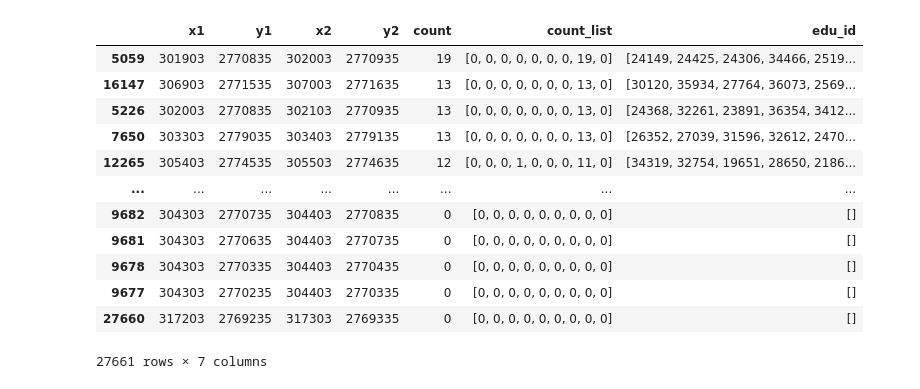
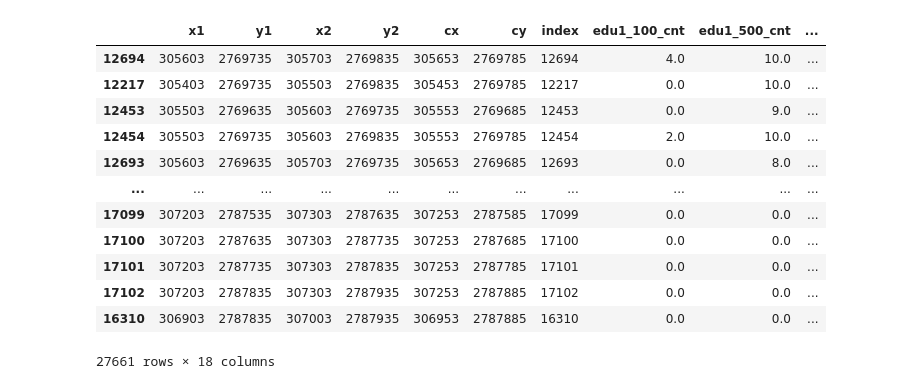
Before and after one commit to huangfishburger/capstone, a Jupyter notebook: edu.ipynb, the cells around one changed output. Cells and saved outputs as stored; diff of their text form; code cells hidden in the pictures.

Commit message:
Update:location-weight

```diff
--- a/edu.ipynb
+++ b/edu.ipynb
@@ -43,4 +28,5 @@ df
 # %%
 p_taipei = pd.read_csv('points_taipei.csv')
+p_taipei['index'] = range(0, len(p_taipei))
 p_taipei
 # %% [output]
@@ -93,0 +103,12 @@ p_new_taipei["count"], p_new_taipei["count_list"], p_new_taipei["edu_id"] = coun
+# %%
+# 將百米方格加載為GeoDataFrame
+
+def create_geometry_gdf(df):
+    geometry = [Polygon([(x1, y1), (x2, y1), (x2, y2), (x1, y2)]) for x1, x2, y1, y2 in zip(df['x1'], df['x2'], df['y1'], df['y2'])]
+    geometry_gdf = gpd.GeoDataFrame(geometry=geometry)
+    geometry_gdf['index'] = range(0, len(df))
+    return geometry_gdf
+
+geometry_gdf_t = create_geometry_gdf(p_taipei)
+geometry_gdf_nt = create_geometry_gdf(p_new_taipei)
+geometry_gdf_t
@@ -94,16 +151,44 @@ p_new_taipei["count"], p_new_taipei["count_list"], p_new_taipei["edu_id"] = coun
+# %%
+def calculate_weighted_score(df, *args):
+    # 進行多個 merge 操作
+    for arg in args:
+        df = df.merge(arg, on='index', how='left')
+
+    # 將 NaN 值填充為 0
+    df = df.fillna(0)
+
+    # 計算加權分數
+    df['學校加權分數'] = (
+        df['edu1_100_cnt'] * 1 +
+        df['edu1_500_cnt'] * 0.7 +
+        df['edu1_1000_cnt'] * 0.5 +
+        df['edu1_3000_cnt'] * 0.3 +
+        df['edu2_100_cnt'] * 0.8 +
+        df['edu2_1000_cnt'] * 0.5 +
+        df['edu2_2000_cnt'] * 0.2 +
+        df['edu3_100_cnt'] * 0.6 +
+        df['edu3_1000_cnt'] * 0.3 +
+        df['edu3_2000_cnt'] * 0.1
+    )
+
+    return df
+
+# 呼叫函式
+result_t = calculate_weighted_score(p_taipei, edu1_100_cnt_t, edu1_500_cnt_t, edu1_1000_cnt_t, edu1_3000_cnt_t, edu2_100_cnt_t, edu2_1000_cnt_t, edu2_2000_cnt_t, edu3_100_cnt_t, edu3_1000_cnt_t, edu3_2000_cnt_t)
+result_nt = calculate_weighted_score(p_new_taipei, edu1_100_cnt_nt, edu1_500_cnt_nt, edu1_1000_cnt_nt, edu1_3000_cnt_nt, edu2_100_cnt_nt, edu2_1000_cnt_nt, edu2_2000_cnt_nt, edu3_100_cnt_nt, edu3_1000_cnt_nt, edu3_2000_cnt_nt)
 # %%
-p_taipei.sort_values(by='count', ascending=False)
+result_t.sort_values('學校加權分數', ascending=False)
 # %% [output]
-|  | x1 | y1 | x2 | y2 | count | count_list | edu_id |
-| 5059 | 301903 | 2770835 | 302003 | 2770935 | 19 | [0, 0, 0, 0, 0, 0, 0, 19, 0] | [24149, 24425, 24306, 34466, 2519... |
-| 16147 | 306903 | 2771535 | 307003 | 2771635 | 13 | [0, 0, 0, 0, 0, 0, 0, 13, 0] | [30120, 35934, 27764, 36073, 2569... |
-| 5226 | 302003 | 2770835 | 302103 | 2770935 | 13 | [0, 0, 0, 0, 0, 0, 0, 13, 0] | [24368, 32261, 23891, 36354, 3412... |
-| 7650 | 303303 | 2779035 | 303403 | 2779135 | 13 | [0, 0, 0, 0, 0, 0, 0, 13, 0] | [26352, 27039, 31596, 32612, 2470... |
-| 12265 | 305403 | 2774535 | 305503 | 2774635 | 12 | [0, 0, 0, 1, 0, 0, 0, 11, 0] | [34319, 32754, 19651, 28650, 2186... |
-| ... | ... | ... | ... | ... | ... | ... | ... |
-| 9682 | 304303 | 2770735 | 304403 | 2770835 | 0 | [0, 0, 0, 0, 0, 0, 0, 0, 0] | [] |
-| 9681 | 304303 | 2770635 | 304403 | 2770735 | 0 | [0, 0, 0, 0, 0, 0, 0, 0, 0] | [] |
-| 9678 | 304303 | 2770335 | 304403 | 2770435 | 0 | [0, 0, 0, 0, 0, 0, 0, 0, 0] | [] |
-| 9677 | 304303 | 2770235 | 304403 | 2770335 | 0 | [0, 0, 0, 0, 0, 0, 0, 0, 0] | [] |
-| 27660 | 317203 | 2769235 | 317303 | 2769335 | 0 | [0, 0, 0, 0, 0, 0, 0, 0, 0] | [] |
+|  | x1 | y1 | x2 | y2 | cx | cy | index | edu1_100_cnt | edu1_500_cnt | ... |
+| 12694 | 305603 | 2769735 | 305703 | 2769835 | 305653 | 2769785 | 12694 | 4.0 | 10.0 | ... |
+| 12217 | 305403 | 2769735 | 305503 | 2769835 | 305453 | 2769785 | 12217 | 0.0 | 10.0 | ... |
+| 12453 | 305503 | 2769635 | 305603 | 2769735 | 305553 | 2769685 | 12453 | 0.0 | 9.0 | ... |
+| 12454 | 305503 | 2769735 | 305603 | 2769835 | 305553 | 2769785 | 12454 | 2.0 | 10.0 | ... |
+| 12693 | 305603 | 2769635 | 305703 | 2769735 | 305653 | 2769685 | 12693 | 0.0 | 8.0 | ... |
+| ... | ... | ... | ... | ... | ... | ... | ... | ... | ... | ... |
+| 17099 | 307203 | 2787535 | 307303 | 2787635 | 307253 | 2787585 | 17099 | 0.0 | 0.0 | ... |
+| 17100 | 307203 | 2787635 | 307303 | 2787735 | 307253 | 2787685 | 17100 | 0.0 | 0.0 | ... |
+| 17101 | 307203 | 2787735 | 307303 | 2787835 | 307253 | 2787785 | 17101 | 0.0 | 0.0 | ... |
+| 17102 | 307203 | 2787835 | 307303 | 2787935 | 307253 | 2787885 | 17102 | 0.0 | 0.0 | ... |
+| 16310 | 306903 | 2787835 | 307003 | 2787935 | 306953 | 2787885 | 16310 | 0.0 | 0.0 | ... |
-27661 rows × 7 columns
+27661 rows × 18 columns
```
Also changed, not shown: parts of 19 cells of this notebook, 4 other files.
